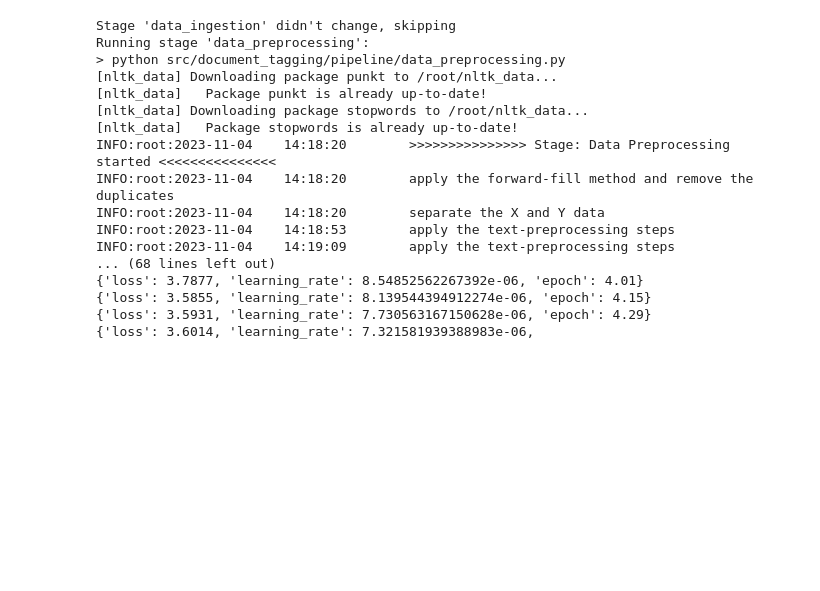
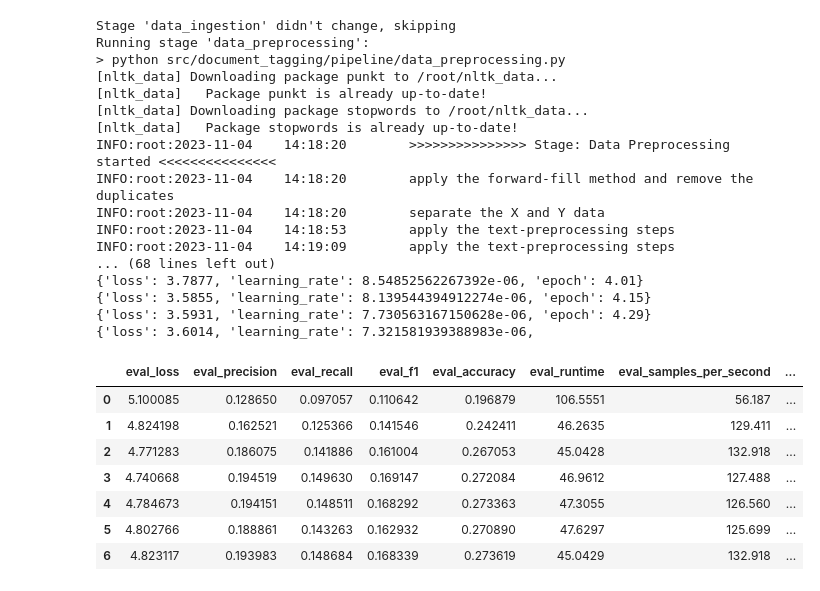
Before and after one commit to dibyendubiswas1998/Document-Tagging, a Jupyter notebook: google_colab.ipynb, the cells around one changed output. Drawn from its saved outputs; the diff is of its cells as text; code cells hidden in the pictures; blank space fills up the shorter version.

```diff
--- a/google_colab.ipynb
+++ b/google_colab.ipynb
@@ -196,0 +193,21 @@ scores = [
+# %%
+scores = [
+    {'eval_loss': 5.1000847816467285, 'eval_precision': 0.12864963503649635, 'eval_recall': 0.09705730511099639, 'eval_f1': 0.11064247179990191, 'eval_accuracy': 0.19687926330150068, 'eval_runtime': 106.5551, 'eval_samples_per_second': 56.187, 'eval_steps_per_second': 7.029, 'epoch': 1.0},
+    {'eval_loss': 4.824197769165039, 'eval_precision': 0.16252091466815394, 'eval_recall': 0.12536568576837034, 'eval_f1': 0.1415456355952786, 'eval_accuracy': 0.24241132332878582, 'eval_runtime': 46.2635, 'eval_samples_per_second': 129.411, 'eval_steps_per_second': 16.19, 'epoch': 2.0},
+    {'eval_loss': 4.771283149719238, 'eval_precision': 0.186075378018506, 'eval_recall': 0.14188607812768886, 'eval_f1': 0.16100371021284904, 'eval_accuracy': 0.2670532060027285, 'eval_runtime': 45.0428, 'eval_samples_per_second': 132.918, 'eval_steps_per_second': 16.629, 'epoch': 3.0},
+    {'eval_loss': 4.740667819976807, 'eval_precision': 0.19451901565995525, 'eval_recall': 0.14963001204611942, 'eval_f1': 0.16914697013909152, 'eval_accuracy': 0.2720839017735334, 'eval_runtime': 46.9612, 'eval_samples_per_second': 127.488, 'eval_steps_per_second': 15.949, 'epoch': 4.0},
+    {'eval_loss': 4.784672737121582, 'eval_precision': 0.19415073115860518, 'eval_recall': 0.14851144381345724, 'eval_f1': 0.16829173166926678, 'eval_accuracy': 0.27336289222373805, 'eval_runtime': 47.3055, 'eval_samples_per_second': 126.56, 'eval_steps_per_second': 15.833, 'epoch': 5.0},
+    {'eval_loss': 4.802765846252441, 'eval_precision': 0.18886116152450091, 'eval_recall': 0.14326277749096542, 'eval_f1': 0.1629317937175849, 'eval_accuracy': 0.2708901773533424, 'eval_runtime': 47.6297, 'eval_samples_per_second': 125.699, 'eval_steps_per_second': 15.725, 'epoch': 6.0},
+    {'eval_loss': 4.823117256164551, 'eval_precision': 0.19398293668612482, 'eval_recall': 0.1486835312338668, 'eval_f1': 0.16833901607403798, 'eval_accuracy': 0.273618690313779, 'eval_runtime': 45.0429, 'eval_samples_per_second': 132.918, 'eval_steps_per_second': 16.629, 'epoch': 7.0}
+]
+
+pd.DataFrame(scores)
+# %% [output]
+|  | eval_loss | eval_precision | eval_recall | eval_f1 | eval_accuracy | eval_runtime | eval_samples_per_second | ... |
+| 0 | 5.100085 | 0.128650 | 0.097057 | 0.110642 | 0.196879 | 106.5551 | 56.187 | ... |
+| 1 | 4.824198 | 0.162521 | 0.125366 | 0.141546 | 0.242411 | 46.2635 | 129.411 | ... |
+| 2 | 4.771283 | 0.186075 | 0.141886 | 0.161004 | 0.267053 | 45.0428 | 132.918 | ... |
+| 3 | 4.740668 | 0.194519 | 0.149630 | 0.169147 | 0.272084 | 46.9612 | 127.488 | ... |
+| 4 | 4.784673 | 0.194151 | 0.148511 | 0.168292 | 0.273363 | 47.3055 | 126.560 | ... |
+| 5 | 4.802766 | 0.188861 | 0.143263 | 0.162932 | 0.270890 | 47.6297 | 125.699 | ... |
+| 6 | 4.823117 | 0.193983 | 0.148684 | 0.168339 | 0.273619 | 45.0429 | 132.918 | ... |
```
Also changed, not shown: parts of 1 cell of this notebook.
